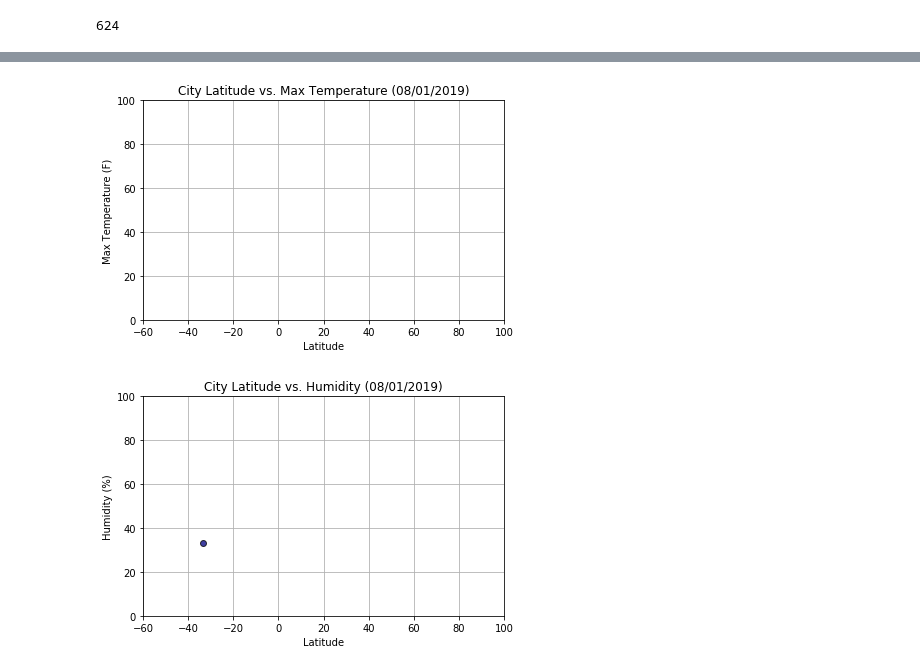
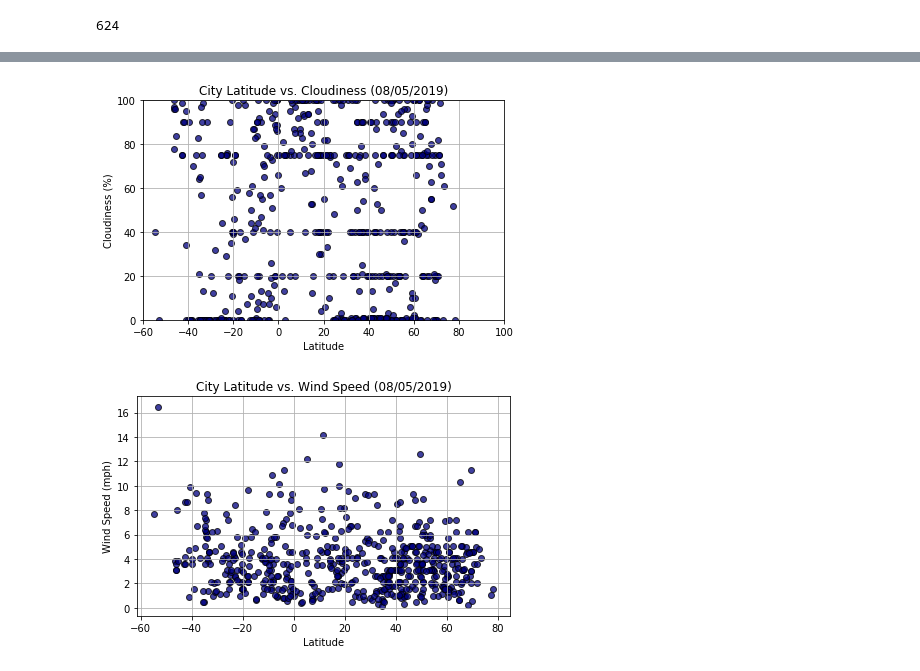
Before and after one commit to aphimma3/API-, a Jupyter notebook: WeatherPy_Homework.ipynb, the cells around one changed output, grey strips where cells are left out. Cells and saved outputs as stored; diff of their text form; code cells hidden in the pictures.

```diff
--- a/WeatherPy_Homework.ipynb
+++ b/WeatherPy_Homework.ipynb
@@ -114 +134,14 @@ lng           624
 dtype: int64
+# %%
+lats = city_df["Lat"]
+max_temps = city_df["Max_Temp"]
+humidity = city_df["Humidity"]
+cloudiness = city_df["Cloudiness"]
+wind_speed = city_df["Wind Speed"]
+plt.scatter(lats, max_temps, marker="o", facecolors="navy", edgecolors="black", alpha=0.75)
+plt.grid()
+plt.xlabel("Latitude")
+plt.ylabel("Max Temperature (F)")
+plt.title("City Latitude vs. Max Temperature (08/05/2019)")
+plt.tight_layout()
+plt.show()
@@ -115,24 +160,22 @@ dtype: int64
 # %%
-plt.scatter(city_lat, city_max, marker="o", facecolors="navy", edgecolors="black", alpha=0.75)
+plt.scatter(lats, cloudiness, marker="o", facecolors="navy", edgecolors="black", alpha=0.75)
 plt.xlim(-60, 100)
 plt.ylim(0, 100)
 plt.grid()
 plt.xlabel("Latitude")
-plt.ylabel("Max Temperature (F)")
-plt.title("City Latitude vs. Max Temperature (08/01/2019)")
+plt.ylabel("Cloudiness (%)")
+plt.title("City Latitude vs. Cloudiness (08/05/2019)")
 plt.tight_layout()
 plt.show()
 # %% [output]
-[figure, old version]
+[figure, new version]
 # %%
-plt.scatter(city_lat, city_humidity, marker="o", facecolors="navy", edgecolors="black", alpha=0.75)
-plt.xlim(-60, 100)
-plt.ylim(0, 100)
+plt.scatter(lats, wind_speed, marker="o", facecolors="navy", edgecolors="black", alpha=0.75)
 plt.grid()
 plt.xlabel("Latitude")
-plt.ylabel("Humidity (%)")
-plt.title("City Latitude vs. Humidity (08/01/2019)")
+plt.ylabel("Wind Speed (mph)")
+plt.title("City Latitude vs. Wind Speed (08/05/2019)")
 plt.tight_layout()
 plt.show()
 # %% [output]
-[figure, old version]
+[figure, new version]
```
Also changed, not shown: parts of 8 cells of this notebook.
